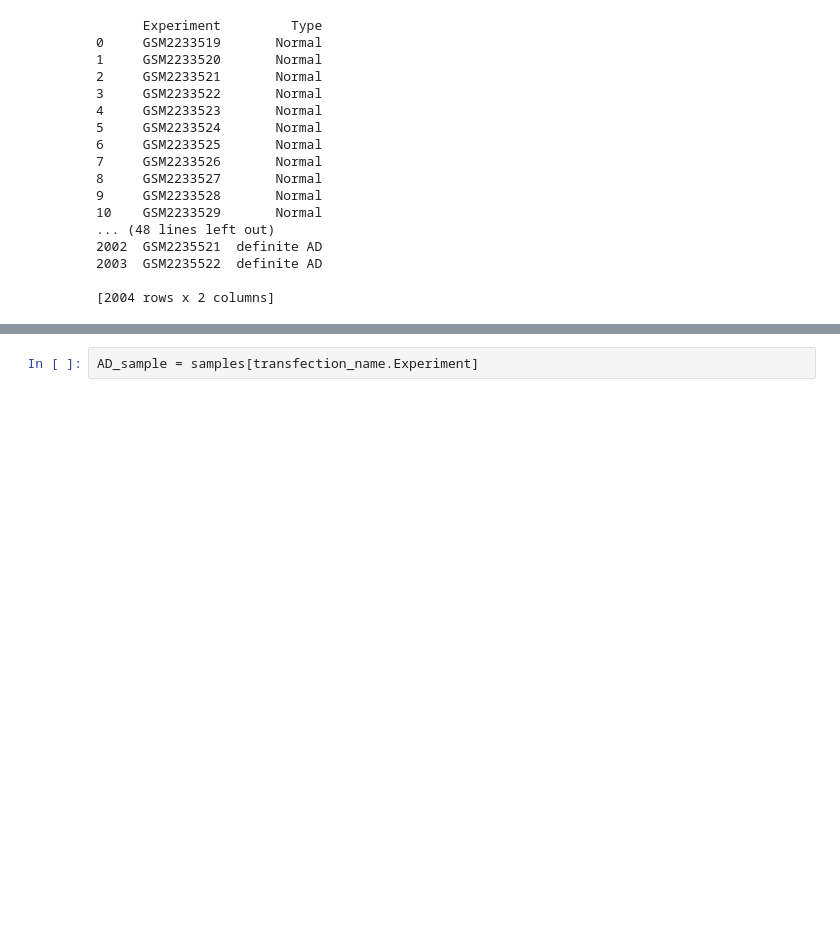
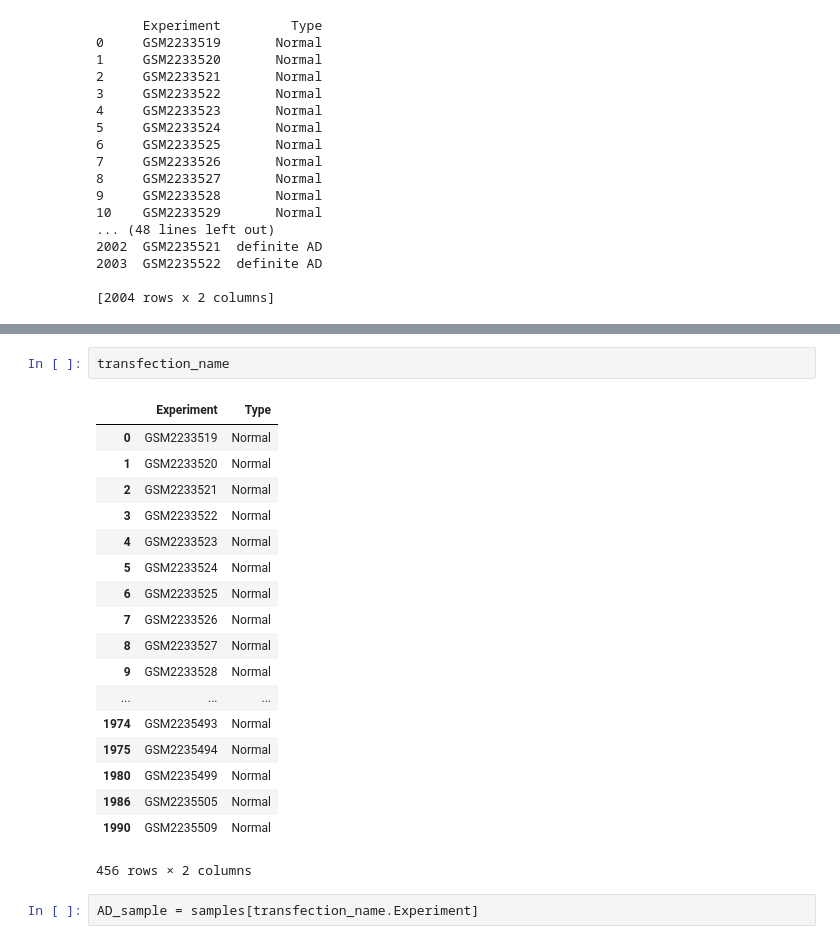
Before and after one commit to PratipRana/Causal_Gene_Regulator, a Jupyter notebook: GEO_AD_PD.ipynb, the cells around one changed output, grey strips where cells are left out. Cells and saved outputs as stored; diff of their text form; blank space fills up the shorter version.

```diff
--- a/GEO_AD_PD.ipynb
+++ b/GEO_AD_PD.ipynb
@@ -192,3 +202,24 @@ definite AD
+# %%
+transfection_name
+# %% [output]
+|  | Experiment | Type |
+| 0 | GSM2233519 | Normal |
+| 1 | GSM2233520 | Normal |
+| 2 | GSM2233521 | Normal |
+| 3 | GSM2233522 | Normal |
+| 4 | GSM2233523 | Normal |
+| 5 | GSM2233524 | Normal |
+| 6 | GSM2233525 | Normal |
+| 7 | GSM2233526 | Normal |
+| 8 | GSM2233527 | Normal |
+| 9 | GSM2233528 | Normal |
+| ... | ... | ... |
+| 1974 | GSM2235493 | Normal |
+| 1975 | GSM2235494 | Normal |
+| 1980 | GSM2235499 | Normal |
+| 1986 | GSM2235505 | Normal |
+| 1990 | GSM2235509 | Normal |
+456 rows × 2 columns
 # %%
 AD_sample = samples[transfection_name.Experiment]
 # %%
```
Also changed, not shown: parts of 7 cells of this notebook, 7 other files.
